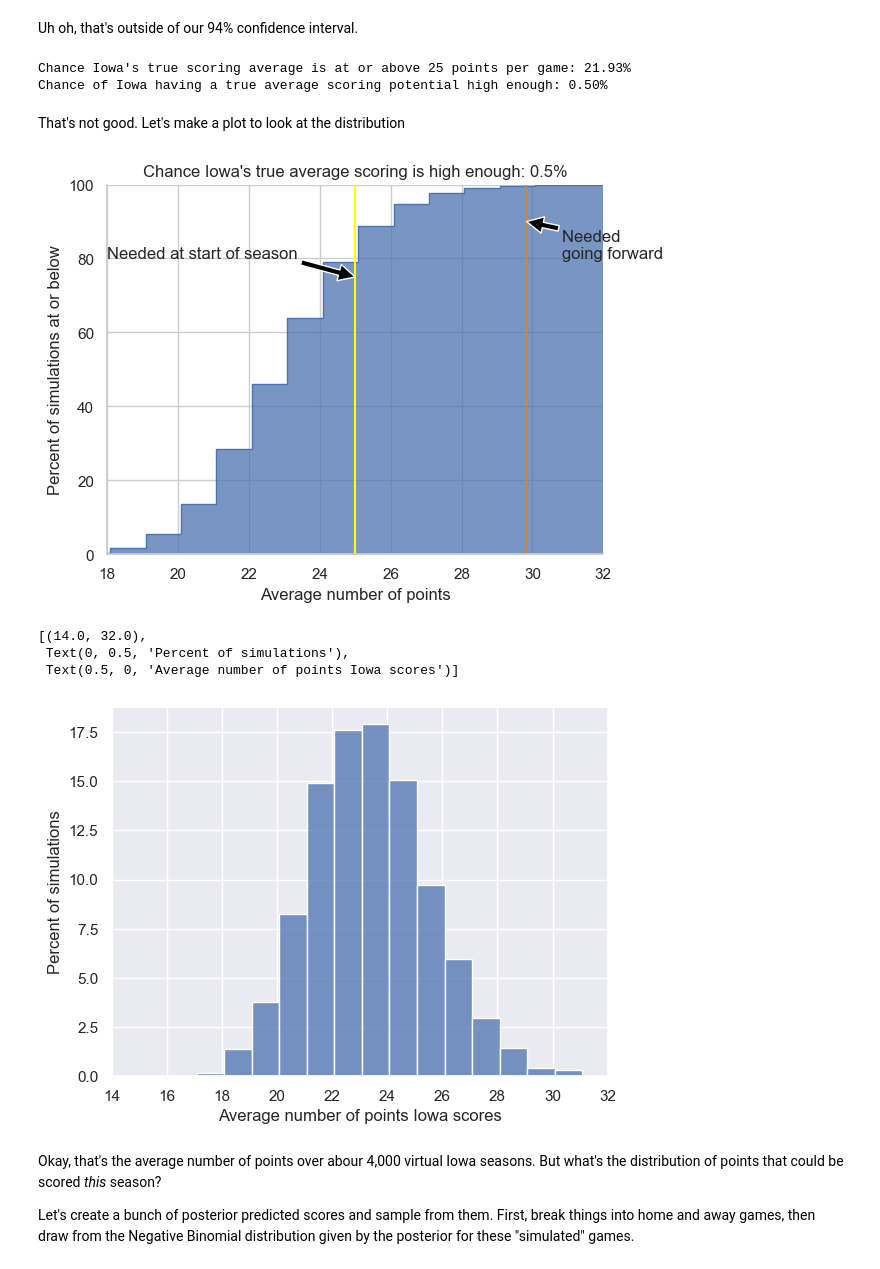
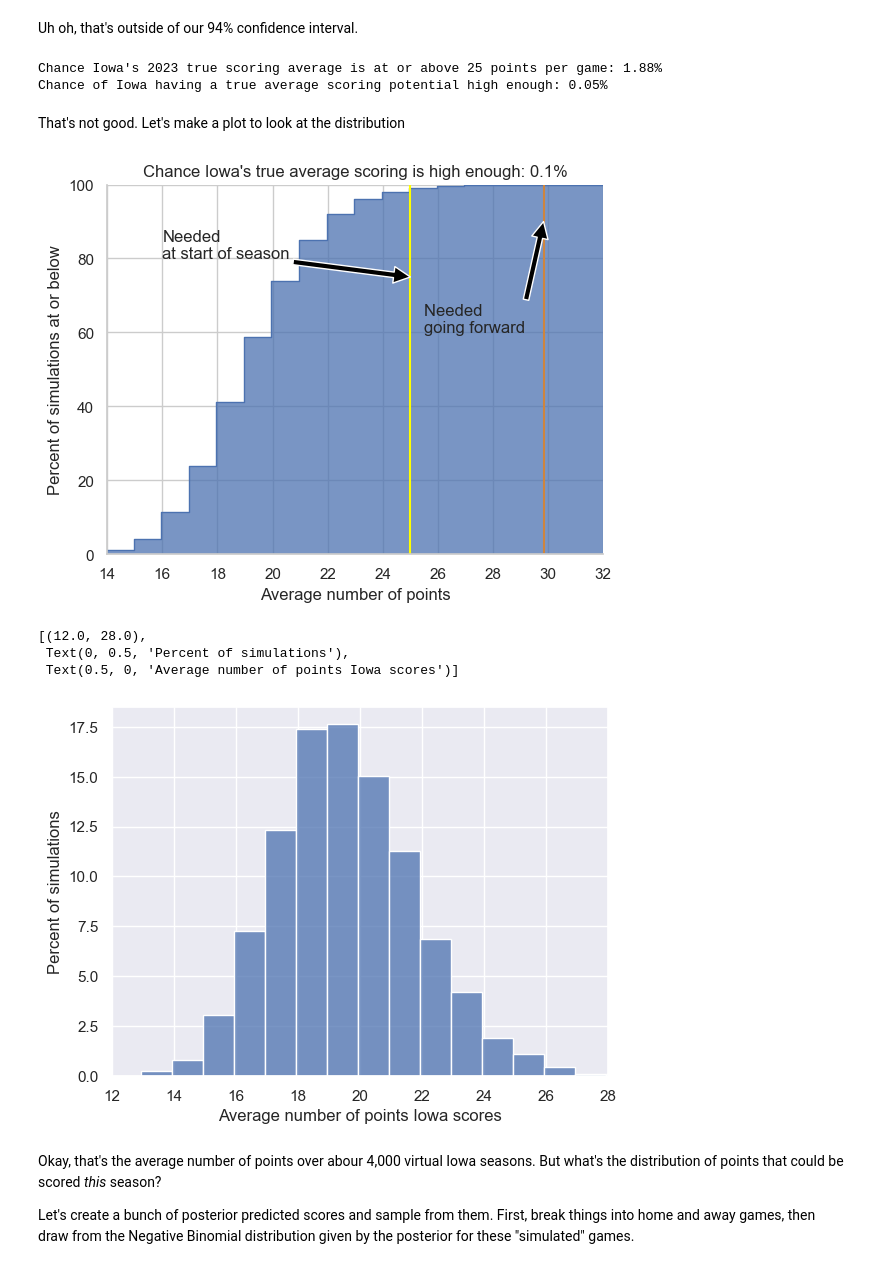
Before and after one commit to frank1010111/iowa-scoring, a Jupyter notebook: notebooks/analyze.ipynb, the cells around one changed output. Cells and saved outputs as stored; diff of their text form; code cells hidden in the pictures.

```diff
--- a/notebooks/analyze.ipynb
+++ b/notebooks/analyze.ipynb
@@ -41,11 +64,2 @@ games["Iowa_points"] = iowa_points
 games["Home_game"] = games["home_team"] == "Iowa"
 games["Years_since_2017"] = games["season"] - 2017
-# %%
-g = sns.lmplot(
-    games,
-    x="season",
-    y="Iowa_points",
-    hue="conference_game",
-    row="Home_game",
-)
-g.set(ylim=(0, None))
@@ -72,7 +103,7 @@ Let's modify [this pymc tutorial](https://www.pymc.io/projects/examples/en/lates
 # %%
 design_matrix = design_matrices(
-    "Iowa_points ~ conference_game * Home_game",
-    games.query("season>2018"),
+    "Iowa_points ~ conference_game * Years_since_2017 + elo_difference",
+    games,
 )
 exogenous = design_matrix.common.as_dataframe()
 endogenous = design_matrix.response.as_dataframe()
@@ -96,10 +127,11 @@ bx_sigma = 0.1
 
 with pm.Model() as model:
     # define priors, weakly informative Normal
-    b0 = pm.Normal("Intercept", mu=np.log(26), sigma=0.2)
+    b0 = pm.Normal("Intercept", mu=np.log(26), sigma=0.1)
     b1 = pm.Normal("conference_game", mu=0, sigma=bx_sigma)
-    b2 = pm.Normal("Home_game", mu=0, sigma=bx_sigma)
-    b3 = pm.Normal("conference_game:Home_game", mu=0, sigma=bx_sigma)
+    b2 = pm.Normal("Years_since_2017", mu=0, sigma=bx_sigma)
+    b3 = pm.Normal("elo_difference", mu=0, sigma=bx_sigma / 200)
+    b4 = pm.Normal("conference_game:Years_since_2017", mu=0, sigma=bx_sigma)
 
     alpha = pm.Exponential("Alpha_Intercept", 0.5)
 
@@ -107,8 +139,9 @@ with pm.Model() as model:
     theta = (
         b0
         + b1 * exogenous["conference_game"].values
-        + b2 * exogenous["Home_game"].values
-        + b3 * exogenous["conference_game:Home_game"].values
+        + b2 * exogenous["Years_since_2017"].values
+        + b3 * exogenous["elo_difference"].values
+        + b4 * exogenous["conference_game:Years_since_2017"].values
     )
 
     # Define Poisson likelihood
@@ -213,58 +291,63 @@ p = idata.posterior
 posterior_2023_points = np.exp(
     (
         p["Intercept"]
-        + p["conference_game"]
-        + (home_games_left / games_left) * p["Home_game"]
+        + p["conference_game"] * 0.75
+        + p["Years_since_2017"] * 6
+        + p["conference_game:Years_since_2017"] * 6 * 0.75
+        + p["elo_difference"]
+        * games.loc[
+            (games.season == 2023) & (games.conference_game), "elo_difference"
+        ].mean()
     ).data.ravel()
 )
 # plt.hist(posterior_2023_points, bins=np.arange(15, 35), cumulative=True, align="left")
 # np.percentile(posterior_2023_points, 90)
 
 print(
-    f"Chance Iowa's true scoring average is at or above 25 points per game: {np.mean(posterior_2023_points >= 25):.2%}"
+    f"Chance Iowa's 2023 true scoring average is at or above 25 points per game: {np.mean(posterior_2023_points >= 25):.2%}"
 )
 print(
     f"Chance of Iowa having a true average scoring potential high enough: {np.mean(posterior_2023_points >= points_per_game_to_stay):.2%}",
 )
 # %% [output]
-Chance Iowa's true scoring average is at or above 25 points per game: 21.93%
-Chance of Iowa having a true average scoring potential high enough: 0.50%
+Chance Iowa's 2023 true scoring average is at or above 25 points per game: 1.88%
+Chance of Iowa having a true average scoring potential high enough: 0.05%
 # %% [markdown]
 That's not good. Let's make a plot to look at the distribution
 # %%
 with sns.axes_style("whitegrid"):
     g = sns.histplot(
         posterior_2023_points,
         discrete=True,
         element="step",
         stat="percent",
         cumulative=True,
         fill=True,
     )
     g.set(
-        xlim=(18, 32),
+        xlim=(14, 32),
         ylim=(0, 100),
         ylabel="Percent of simulations at or below",
         xlabel="Average number of points",
         title=f"Chance Iowa's true average scoring is high enough: {np.mean(posterior_2023_points >= points_per_game_to_stay):.1%}",
     )
     g.vlines(points_per_game_to_stay, 0, 100, color="peru")
     g.vlines(25, 0, 100, color="yellow")
     sns.despine()
     g.annotate(
         "Needed \ngoing forward",
         xy=(points_per_game_to_stay, 90),
-        xytext=(points_per_game_to_stay + 1, 80),
+        xytext=(25.5, 60),
         arrowprops=dict(facecolor="black"),
     )
     g.annotate(
-        "Needed at start of season",
+        "Needed\nat start of season",
         xy=(25, 75),
-        xytext=(18, 80),
+        xytext=(16, 80),
         arrowprops=dict(facecolor="black"),
     )
 # %% [output]
-[figure, old version]
+[figure, new version]
 # %%
 g = sns.histplot(
     posterior_2023_points,
@@ -273,16 +356,16 @@ g = sns.histplot(
     fill=True,
 )
 g.set(
-    xlim=(14, 32),
+    xlim=(12, 28),
     # ylim=(0, 100),
     ylabel="Percent of simulations",
     xlabel="Average number of points Iowa scores",
 )
 # %% [output]
-[(14.0, 32.0),
+[(12.0, 28.0),
  Text(0, 0.5, 'Percent of simulations'),
  Text(0.5, 0, 'Average number of points Iowa scores')]
-[figure, old version]
+[figure, new version]
 # %% [markdown]
 Okay, that's the average number of points over abour 4,000 virtual Iowa seasons. But what's the distribution of points that could be scored _this_ season?
 
```
Also changed, not shown: parts of 23 cells of this notebook.
